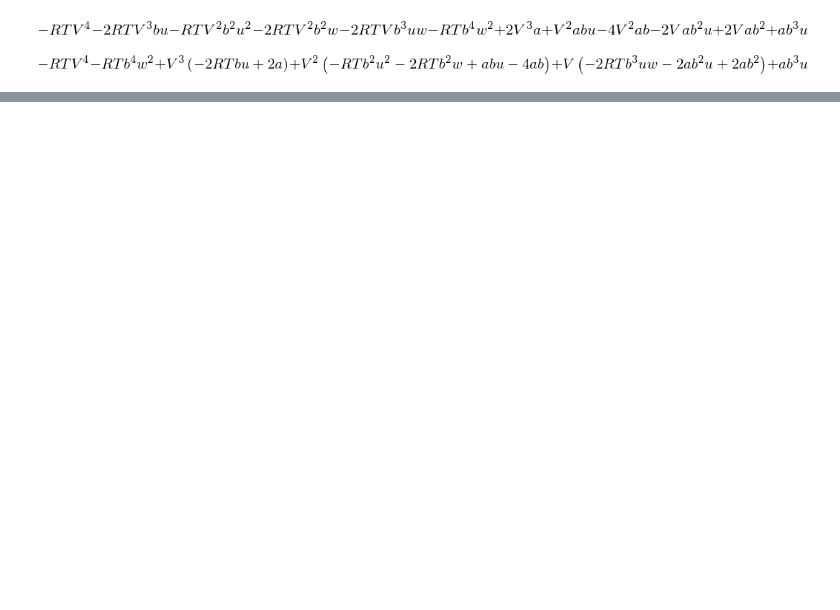
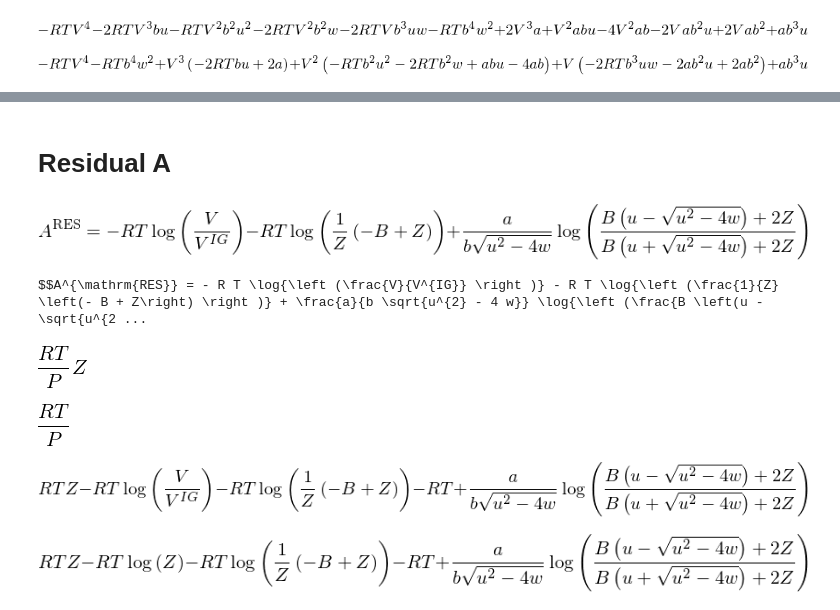
Before and after one commit to iurisegtovich/EQE359_Termodinamica_I, a Jupyter notebook: material_didatico/aula_eos/sympy_eos.ipynb, the cells around one changed output, grey strips where cells are left out. Cells and saved outputs as stored; diff of their text form; code cells hidden in the pictures; blank space fills up the shorter version.

```diff
--- a/material_didatico/aula_eos/sympy_eos.ipynb
+++ b/material_didatico/aula_eos/sympy_eos.ipynb
@@ -57,0 +93,34 @@ c 0 = -(-R*T*b**4*w**2 + a*b**3*u)/(R*T)
+# %% [markdown]
+# Residual A
+# %%
+#V,a,b,R,T,u,w = sym.symbols('V,a,b,R,T,u,w')
+Z,B,V0 = sym.symbols('Z,B,V^{IG}')
+A_res = (a)/(b*sym.sqrt(u**2-4*w))*sym.ln((2*Z+B*(u-sym.sqrt(u**2-4*w)))/(2*Z+B*(u+sym.sqrt(u**2-4*w))))-R*T*sym.ln((Z-B)/(Z))-R*T*sym.ln((V)/(V0))
+
+A_res_eq=sym.Eq(sym.symbols(r'A^{\mathrm{RES}}'),A_res)
+display(A_res_eq)
+print( sym.latex(A_res_eq, mode='equation', itex=True) )
+# %% [output]
+[figure, added]
+$$A^{\mathrm{RES}} = - R T \log{\left (\frac{V}{V^{IG}} \right )} - R T \log{\left (\frac{1}{Z} \left(- B + Z\right) \right )} + \frac{a}{b \sqrt{u^{2} - 4 w}} \log{\left (\frac{B \left(u - \sqrt{u^{2 ...
+# %%
+symP=sym.symbols('P')
+fV=R*T*Z/symP
+display(fV)
+# %% [output]
+[figure, added]
+# %%
+fV0=R*T/symP
+display(fV0)
+# %% [output]
+[figure, added]
+# %%
+G_res=A_res+symP*fV-symP*fV0
+display(G_res)
+# %% [output]
+[figure, added]
+# %%
+G_res1=G_res.subs(V,fV).subs(V0,fV0)
+display(G_res1)
+# %% [output]
+[figure, added]
```
Also changed, not shown: parts of 13 cells of this notebook, 1 other file.
